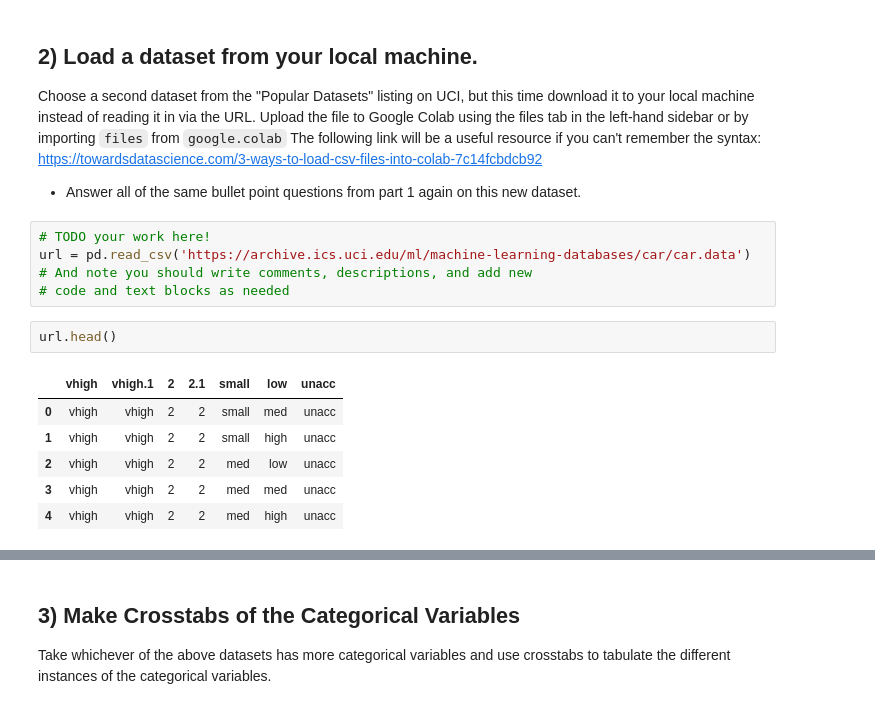
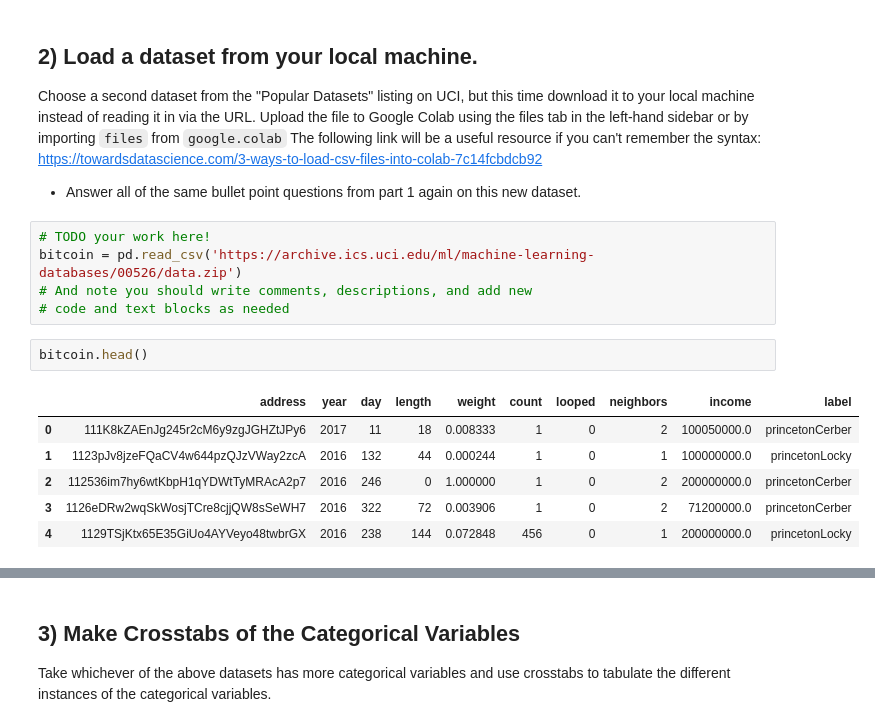
Before and after one commit to Sahlegiorgis/DS-Unit-1-Sprint-1-Data-Wrangling-and-Storytelling, a Jupyter notebook: Copy_of_LS_DS_111_Exploratory_Data_Analysis_Assignment.ipynb, the cells around one changed output, grey strips where cells are left out. Saved outputs shown, nothing was run; the diff lists cells and outputs as text.

```diff
--- a/Copy_of_LS_DS_111_Exploratory_Data_Analysis_Assignment.ipynb
+++ b/Copy_of_LS_DS_111_Exploratory_Data_Analysis_Assignment.ipynb
@@ -86,16 +86,16 @@ Choose a second dataset from the "Popular Datasets" listing on UCI, but this tim
 - Answer all of the same bullet point questions from part 1 again on this new dataset.
 # %%
 # TODO your work here!
-url = pd.read_csv('https://archive.ics.uci.edu/ml/machine-learning-databases/car/car.data')
+bitcoin = pd.read_csv('https://archive.ics.uci.edu/ml/machine-learning-databases/00526/data.zip')
 # And note you should write comments, descriptions, and add new
 # code and text blocks as needed
 # %%
-url.head()
+bitcoin.head()
 # %% [output]
-|  | vhigh | vhigh.1 | 2 | 2.1 | small | low | unacc |
-| 0 | vhigh | vhigh | 2 | 2 | small | med | unacc |
-| 1 | vhigh | vhigh | 2 | 2 | small | high | unacc |
-| 2 | vhigh | vhigh | 2 | 2 | med | low | unacc |
-| 3 | vhigh | vhigh | 2 | 2 | med | med | unacc |
-| 4 | vhigh | vhigh | 2 | 2 | med | high | unacc |
+|  | address | year | day | length | weight | count | looped | neighbors | income | label |
+| 0 | 111K8kZAEnJg245r2cM6y9zgJGHZtJPy6 | 2017 | 11 | 18 | 0.008333 | 1 | 0 | 2 | 100050000.0 | princetonCerber |
+| 1 | 1123pJv8jzeFQaCV4w644pzQJzVWay2zcA | 2016 | 132 | 44 | 0.000244 | 1 | 0 | 1 | 100000000.0 | princetonLocky |
+| 2 | 112536im7hy6wtKbpH1qYDWtTyMRAcA2p7 | 2016 | 246 | 0 | 1.000000 | 1 | 0 | 2 | 200000000.0 | princetonCerber |
+| 3 | 1126eDRw2wqSkWosjTCre8cjjQW8sSeWH7 | 2016 | 322 | 72 | 0.003906 | 1 | 0 | 2 | 71200000.0 | princetonCerber |
+| 4 | 1129TSjKtx65E35GiUo4AYVeyo48twbrGX | 2016 | 238 | 144 | 0.072848 | 456 | 0 | 1 | 200000000.0 | princetonLocky |
 # %%
```
Also changed, not shown: parts of 11 cells of this notebook.
